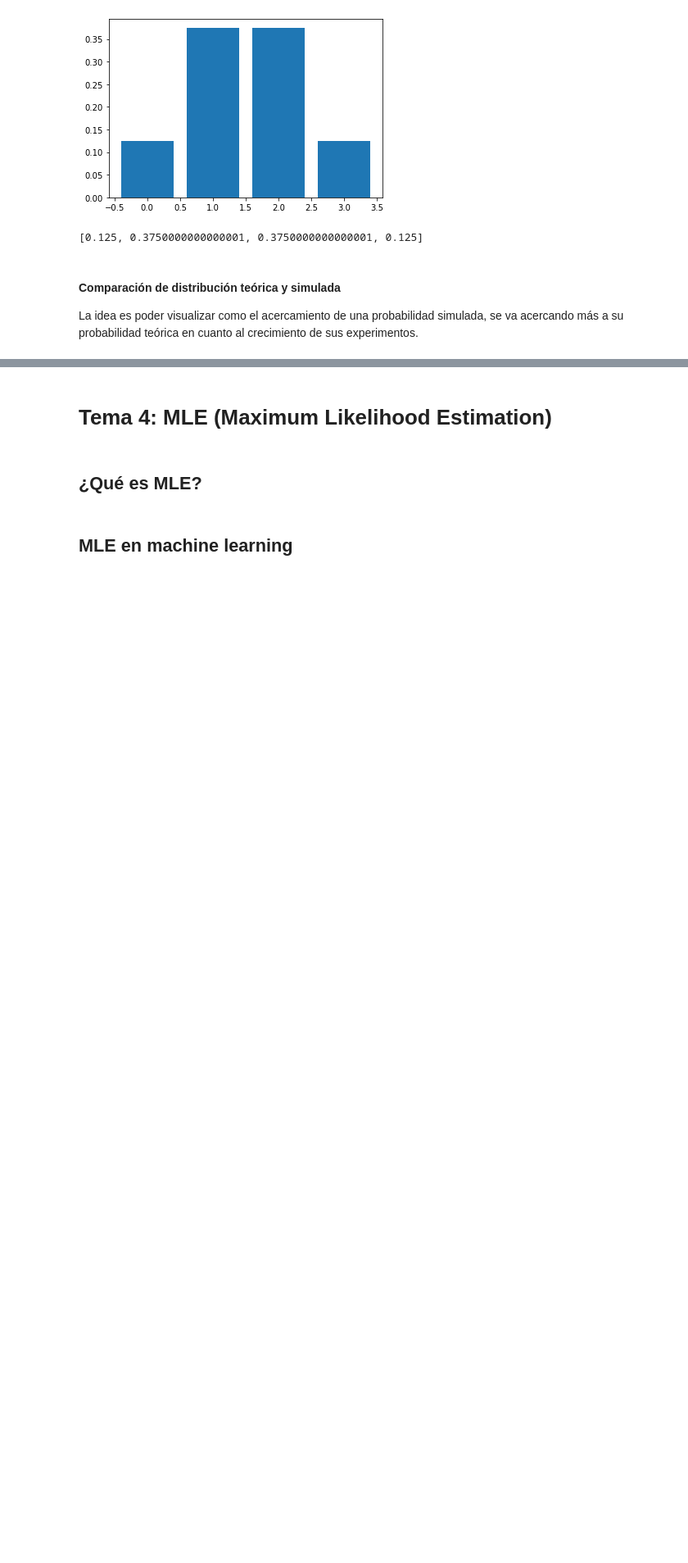
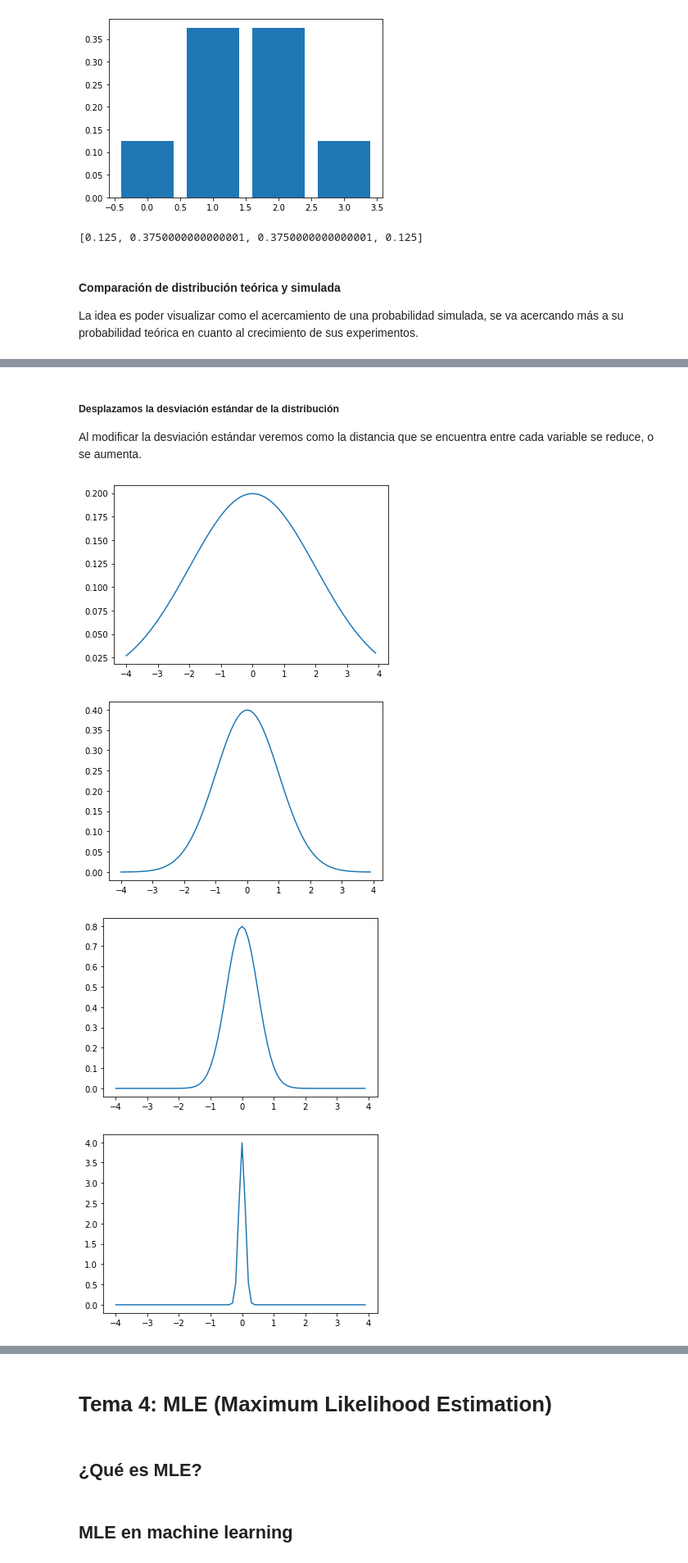
Before and after one commit to mazzaroli/probabilistic-statistics, a Jupyter notebook: estadistica-probabilistica.ipynb, the cells around one changed output, grey strips where cells are left out. Shown at 82% size. Cells and saved outputs as stored; diff of their text form; code cells hidden in the pictures; blank space fills up the shorter version.

```diff
--- a/estadistica-probabilistica.ipynb
+++ b/estadistica-probabilistica.ipynb
@@ -1356,0 +1424,28 @@ Este esquema muy usado en la vida del científico de datos, nos puede servir cua
+# %% [markdown]
+##### Desplazamos la desviación estándar de la distribución
+
+Al modificar la desviación estándar veremos como la distancia que se encuentra entre cada variable se reduce, o se aumenta.
+# %%
+x = np.arange(-4,4,0.1)
+y1 = gaussiana(x, 0, 2.0) # Desviacion estandar de  2
+y2 = gaussiana(x, 0, 1.0) # Desviacion estandar de -2
+y3 = gaussiana(x, 0, 0.5) # Desviacion estandar de -1
+y4 = gaussiana(x, 0, 0.1) # Desviacion estandar de  1
+
+
+plt.plot(x,y1)
+plt.show()
+
+plt.plot(x,y2)
+plt.show()
+
+plt.plot(x,y3)
+plt.show()
+
+plt.plot(x,y4)
+plt.show()
+# %% [output]
+[figure, added]
+[figure, added]
+[figure, added]
+[figure, added]
```
Also changed, not shown: parts of 61 cells of this notebook, 2 other files.
